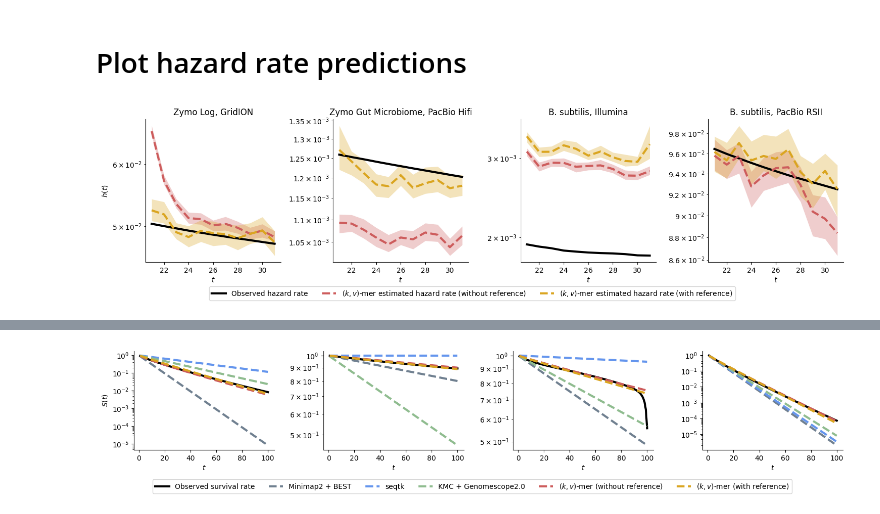
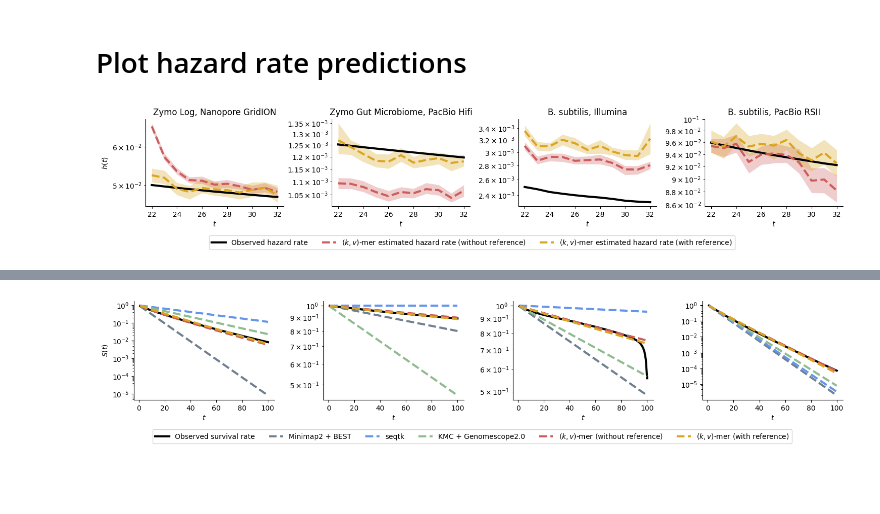
Before and after one commit to GZHoffie/skiver-test, a Jupyter notebook: experiments/counting_error_free_kmers/plot_results.ipynb, the cells around one changed output, grey strips where cells are left out. Drawn from its saved outputs; the diff is of its cells as text; code cells hidden in the pictures; blank space fills up the shorter version.

```diff
--- a/experiments/counting_error_free_kmers/plot_results.ipynb
+++ b/experiments/counting_error_free_kmers/plot_results.ipynb
@@ -118,4 +0,0 @@ Fitted parameters for heterogeneous_nanopore: alpha = 1.673611, beta = 35.564815
-# %%
-for key, params in fit_params.items():
-    alpha, beta = params
-    print(f"Fitted parameters for {key}: mean = {alpha / (alpha + beta)}, variance = {alpha * beta / ((alpha + beta)**2 * (alpha + beta + 1))}")
@@ -390,4 +0,0 @@ Fitted parameters for SRR7415629: alpha = 13.769049, beta = 74.455373
-# %%
-for key, params in fit_params.items():
-    alpha, beta = params
-    print(f"Fitted parameters for {key}: mean = {alpha / (alpha + beta)}, variance = {alpha * beta / ((alpha + beta)**2 * (alpha + beta + 1))}")
@@ -476,9 +89,9 @@ kmer_hit_rate_csv = [
     "../../output/zymo/SRR13128014.matched_kmers.csv",
     "../../output/zymo/ERR2935851_ref.matched_kmers.csv",
     "../../output/zymo/SRR7498042_ref.matched_kmers.csv",
-    "../../output/human/HG002.bam.tmp.0000.matched_kmers.csv",
-    "../../output/human/HG002_R941.bam.tmp.0000.matched_kmers.csv",
-    "../../output/human/HG002_hifi.bam.tmp.0000.matched_kmers.csv"
+    "../../output/human/HG002.matched_kmers.csv",
+    "../../output/human/HG002_R941.matched_kmers.csv",
+    "../../output/human/HG002_hifi.matched_kmers.csv"
 ]
 
 labels = [
@@ -626,9 +239,9 @@ kmer_hit_rate_csv = [
     "../../output/zymo/SRR13128014.matched_kmers.csv",
     "../../output/zymo/ERR2935851_ref.matched_kmers.csv",
     "../../output/zymo/SRR7498042_ref.matched_kmers.csv",
-    "../../output/human/HG002.bam.tmp.0000.matched_kmers.csv",
-    "../../output/human/HG002_R941.bam.tmp.0000.matched_kmers.csv",
-    "../../output/human/HG002_hifi.bam.tmp.0000.matched_kmers.csv"
+    "../../output/human/HG002.matched_kmers.csv",
+    "../../output/human/HG002_R941.matched_kmers.csv",
+    "../../output/human/HG002_hifi.matched_kmers.csv"
 ]
 
 labels = [
@@ -832,20 +339,20 @@ import seaborn as sns
 kmer_hit_rate_csv = [
     "../../output/zymo/ERR3152366.matched_kmers.csv",
     "../../output/zymo/SRR13128014.matched_kmers.csv",
-    "../../output/zymo/ERR2935851_trim_ref.matched_kmers.csv",
+    "../../output/zymo/ERR2935851_ref.matched_kmers.csv",
     "../../output/zymo/SRR7498042_ref.matched_kmers.csv"
 ]
 
 
 t_range = [
-    range(21, 32),
-    range(21, 32),
-    range(21, 32),
-    range(21, 32)
+    range(22, 33),
+    range(22, 33),
+    range(22, 33),
+    range(22, 33)
 ]
 
 labels = [
-    "Zymo Log, GridION",
+    "Zymo Log, Nanopore GridION",
     "Zymo Gut Microbiome, PacBio Hifi",
     "B. subtilis, Illumina",
     "B. subtilis, PacBio RSII"
@@ -858,11 +365,25 @@ kvmer_hazard_rate_csv = [
     "../../output/zymo/SRR7498042_bi_kvmer_hazard_ratio.csv"
 ]
 
+kvmer_report_csv = [
+    "../../output/zymo/ERR3152366_bi_kvmer.csv",
+    "../../output/zymo/SRR13128014_bi_kvmer.csv",
+    "../../output/zymo/ERR2935851_bi_kvmer.csv",
+    "../../output/zymo/SRR7498042_bi_kvmer.csv"
+]
+
 kvmer_ref_hazard_rate_csv = [
     "../../output/zymo/ERR3152366_bi_kvmer_ref_hazard_ratio.csv",
     "../../output/zymo/SRR13128014_bi_kvmer_ref_hazard_ratio.csv",
     "../../output/zymo/ERR2935851_bi_kvmer_ref_hazard_ratio.csv",
     "../../output/zymo/SRR7498042_bi_kvmer_ref_hazard_ratio.csv"
+]
+
+kvmer_ref_report_csv = [
+    "../../output/zymo/ERR3152366_bi_kvmer_ref.csv",
+    "../../output/zymo/SRR13128014_bi_kvmer_ref.csv",
+    "../../output/zymo/ERR2935851_bi_kvmer_ref.csv",
+    "../../output/zymo/SRR7498042_bi_kvmer_ref.csv"
 ]
 
 
@@ -927,7 +448,7 @@ def kmer_error_to_error_rate(e):
 # Plot in 3 separate figures, the hazard ratio and the predicted k-mer hit rate.
 # The hazard ratio is calculated by matched_kmers(k) / matched_kmers(k-1)
 font_size = 8  # Set a common font size for labels and titles
-fig, axes = plt.subplots(1, 4, figsize=(15, 4))
+fig, axes = plt.subplots(1, 4, figsize=(15, 3))
 axes = axes.flatten()
 
 for i in range(len(kmer_hit_rate_csv)):
@@ -942,6 +463,12 @@ for i in range(len(kmer_hit_rate_csv)):
 
     hazard_ratio_plot = hazard_ratios[plot_range.start - 1:plot_range.stop - 1]
 
+
+    kvmer_fit_df = pd.read_csv(kvmer_report_csv[i])
+    lambd = kvmer_fit_df['lambda'].item()
+    beta = kvmer_fit_df['beta'].item()
+    fitted_hazard_rates = [1 - np.exp(-lambd * ((t+1) ** beta - t ** beta)) for t in plot_range]
+
     # Calculate the survival rate for mapping
     estimated_hr = hazard_rate_estimates[i]['hazard_rate']
     estimated_hr_upper = hazard_rate_estimates[i]['percentile_95th']
@@ -952,6 +479,8 @@ for i in range(len(kmer_hit_rate_csv)):
 
     axes[i].plot(plot_range, hazard_ratio_plot, linewidth=3,  label='Observed hazard rate', color='black')
     axes[i].plot(plot_range, estimated_hr, linewidth=3,  linestyle='--', label='$(k,v)$-mer estimated hazard rate (without reference)', color='indianred')
+    #axes[i].plot(plot_range, fitted_hazard_rates, linewidth=2, linestyle=':', label='$(k,v)$-mer fitted hazard rate curve', color='C3')
+
     axes[i].fill_between(plot_range, estimated_hr_lower, estimated_hr_upper,  linewidth=0, color='indianred', alpha=0.3)
 
     axes[i].plot(plot_range, hazard_rate_estimates_ref[i]['hazard_rate'], linewidth=3,   linestyle='--', label='$(k,v)$-mer estimated hazard rate (with reference)', color='goldenrod')
@@ -960,36 +489,36 @@ for i in range(len(kmer_hit_rate_csv)):
 
     #axes[i].plot(plot_range, [q_score_to_error_rate(q_score_results[i])] * len(plot_range), linewidth=2, linestyle='--', color='C2', label='Predicted from Q Score')
     #axes[i].plot(plot_range, [kmer_error_to_error_rate(kmer_results[i])] * len(plot_range), linewidth=2, linestyle='--', color='C3', label='Predicted from K-mer Error Rate')
 
 
     axes[i].set_yscale('log')
     #axes[i].set_xscale('log')
 
 
 
     axes[i].tick_params(axis='both')
 
     axes[i].set_title(labels[i])
     #axes[i].set_ylim(bottom=0)
 
     axes[i].set_xlabel('$t$')
     if i  == 0:
         axes[i].set_ylabel('$h(t)$')
     #axes[i].legend()
     #axes[i].legend()
 
 plt.tight_layout()
 handles, labels = axes[0].get_legend_handles_labels()
 
 # Add the legend to the bottom of the figure
 fig.legend(handles, labels, loc='lower center', ncol=5)
-fig.subplots_adjust(bottom=0.2)
+fig.subplots_adjust(wspace=0.35, bottom=0.3)
 
 
-plt.show()
+plt.savefig("../../figures/metagenomic_hazard_rate_comparison.svg")
 #plt.ylim(0, 0.05)
 # %% [output]
-[figure, old version]
+[figure, new version]
 # %%
 import pandas as pd
 import numpy as np
```
Also changed, not shown: parts of 27 cells of this notebook, 8 other files.
